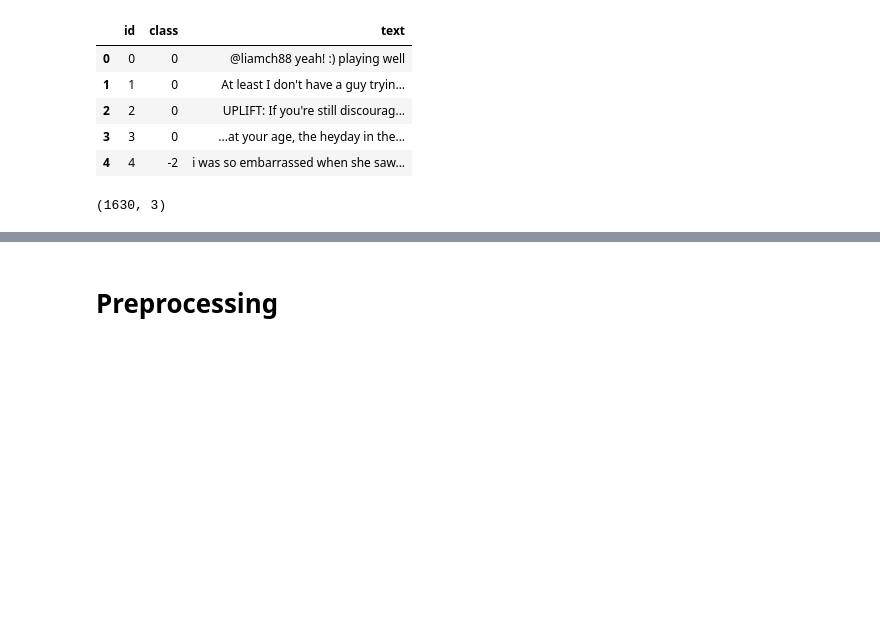
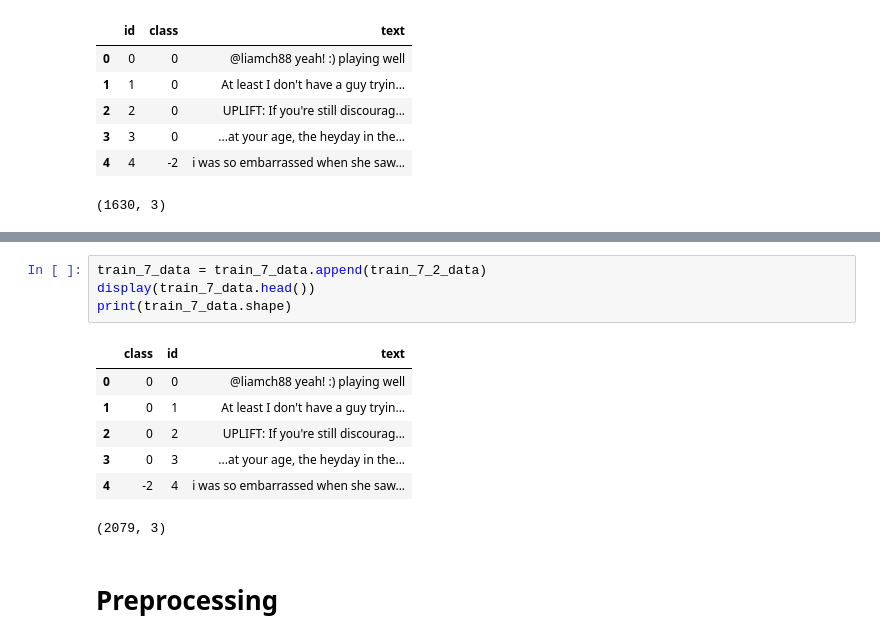
Before and after one commit to Choqs/Twitter-Sentiment-Analysis, a Jupyter notebook: src/tp_tweet.ipynb, the cells around one changed output, grey strips where cells are left out. Drawn from its saved outputs; the diff is of its cells as text; blank space fills up the shorter version.

```diff
--- a/src/tp_tweet.ipynb
+++ b/src/tp_tweet.ipynb
@@ -99,3 +121,15 @@ print(train_7_data.shape)
+# %%
+train_7_data = train_7_data.append(train_7_2_data)
+display(train_7_data.head())
+print(train_7_data.shape)
+# %% [output]
+|  | class | id | text |
+| 0 | 0 | 0 | @liamch88 yeah! :) playing well |
+| 1 | 0 | 1 | At least I don't have a guy tryin... |
+| 2 | 0 | 2 | UPLIFT: If you're still discourag... |
+| 3 | 0 | 3 | ...at your age, the heyday in the... |
+| 4 | -2 | 4 | i was so embarrassed when she saw... |
+(2079, 3)
 # %% [markdown]
 # Preprocessing
 # %%
```
Also changed, not shown: parts of 11 cells of this notebook, 2 other files.
